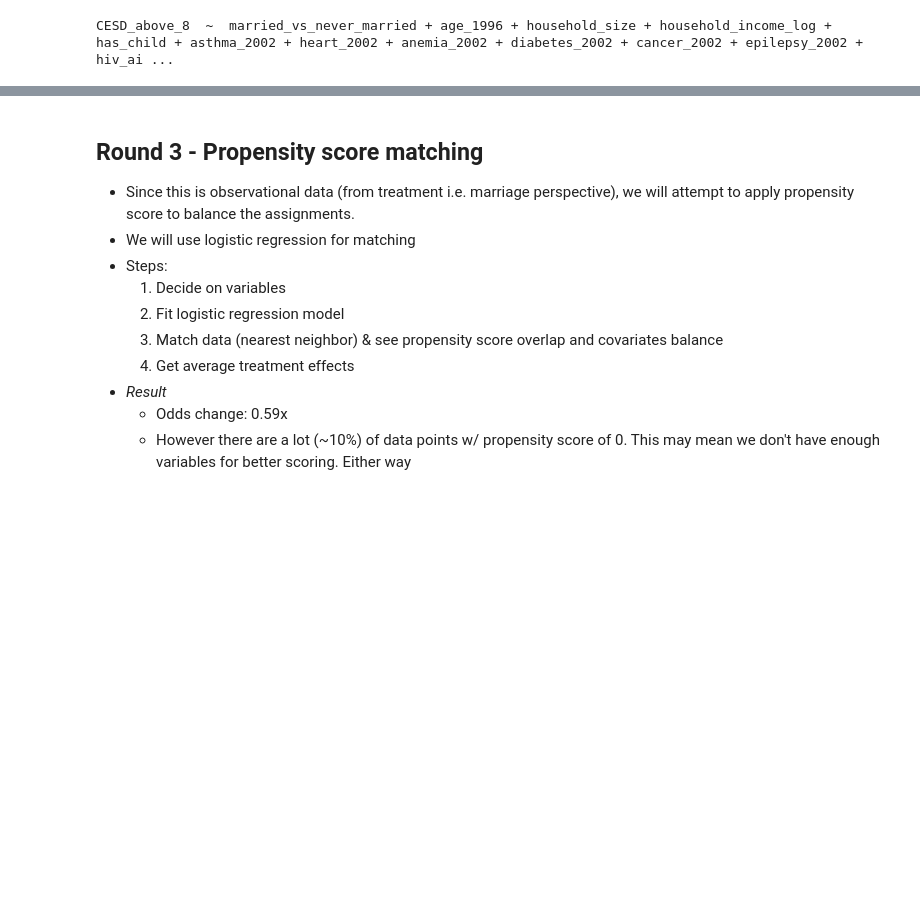
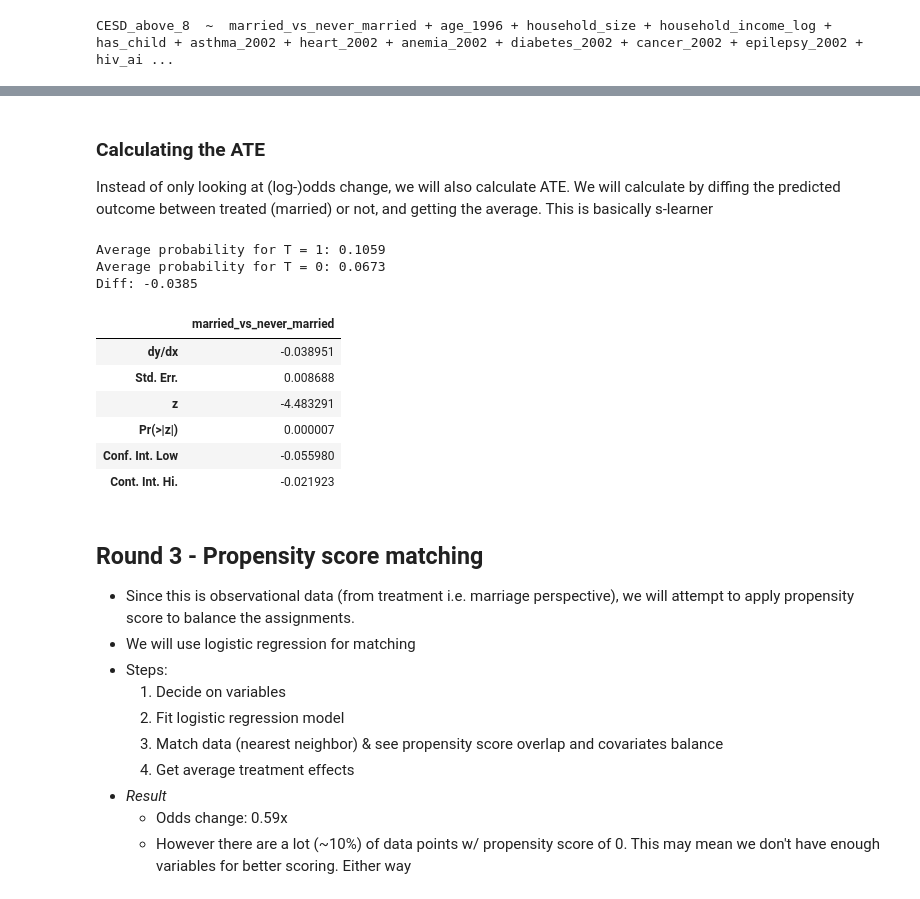
Before and after one commit to kiroah/marriage_and_depression, a Jupyter notebook: NLS-nonml.ipynb, the cells around one changed output, grey strips where cells are left out. Drawn from its saved outputs; the diff is of its cells as text; code cells hidden in the pictures; blank space fills up the shorter version.

```diff
--- a/NLS-nonml.ipynb
+++ b/NLS-nonml.ipynb
@@ -391,6 +393,36 @@ highest_degree                          -0.1908      0.039     -4.948      0.000
 ========================================================================================================
 Log odds difference when married: 0.5755816120686758
 P-value: 6.793958437966011e-06
+# %% [markdown]
+### Calculating the ATE
+Instead of only looking at (log-)odds change, we will also calculate ATE. We will calculate by diffing the predicted outcome between treated (married) or not, and getting the average. This is basically s-learner
+# %%
+X0 = temp_model_data_df.assign(married_vs_never_married=0)
+X0 = sm.add_constant(X0)
+X1 = temp_model_data_df.assign(married_vs_never_married=1)
+X1 = sm.add_constant(X1,has_constant='add')
+
+o0 = model.predict(X0)
+o1 = model.predict(X1)
+print(f'Average probability for T = 1: {o0.mean():.4f}')
+print(f'Average probability for T = 0: {o1.mean():.4f}')
+print(f'Diff: {(o1.mean()- o0.mean()):.4f}')
+# %% [output]
+Average probability for T = 1: 0.1059
+Average probability for T = 0: 0.0673
+Diff: -0.0385
+# %%
+# Since the treatment is binary, the AME (Average marginal effect) should be pretty close to ATE. Looking at the output for reference.
+marginal_effect = model.get_margeff()
+marginal_effect.summary_frame().loc[target_treatment].to_frame()
+# %% [output]
+|  | married_vs_never_married |
+| dy/dx | -0.038951 |
+| Std. Err. | 0.008688 |
+| z | -4.483291 |
+| Pr(>|z|) | 0.000007 |
+| Conf. Int. Low | -0.055980 |
+| Cont. Int. Hi. | -0.021923 |
 # %% [markdown]
 ## Round 3 - Propensity score matching
   * Since this is observational data (from treatment i.e. marriage perspective), we will attempt to apply propensity score to balance the assignments.
```
Also changed, not shown: parts of 17 cells of this notebook, 2 other files.
